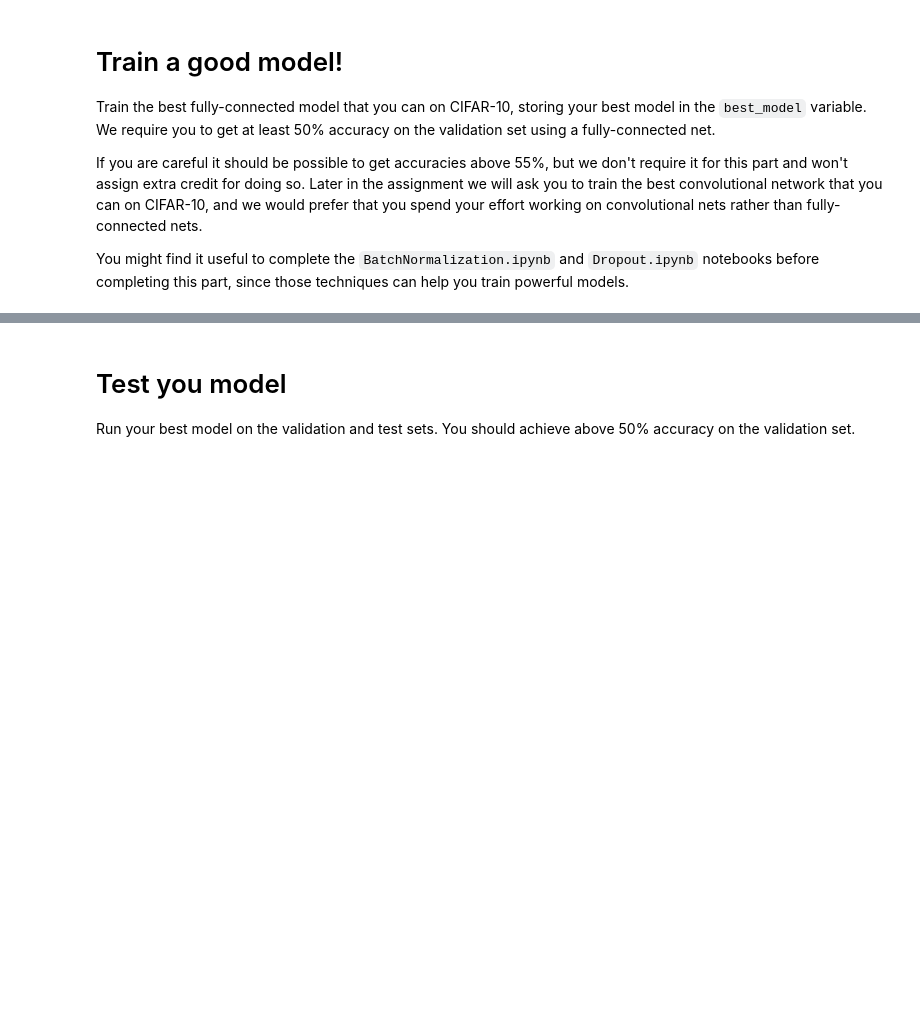
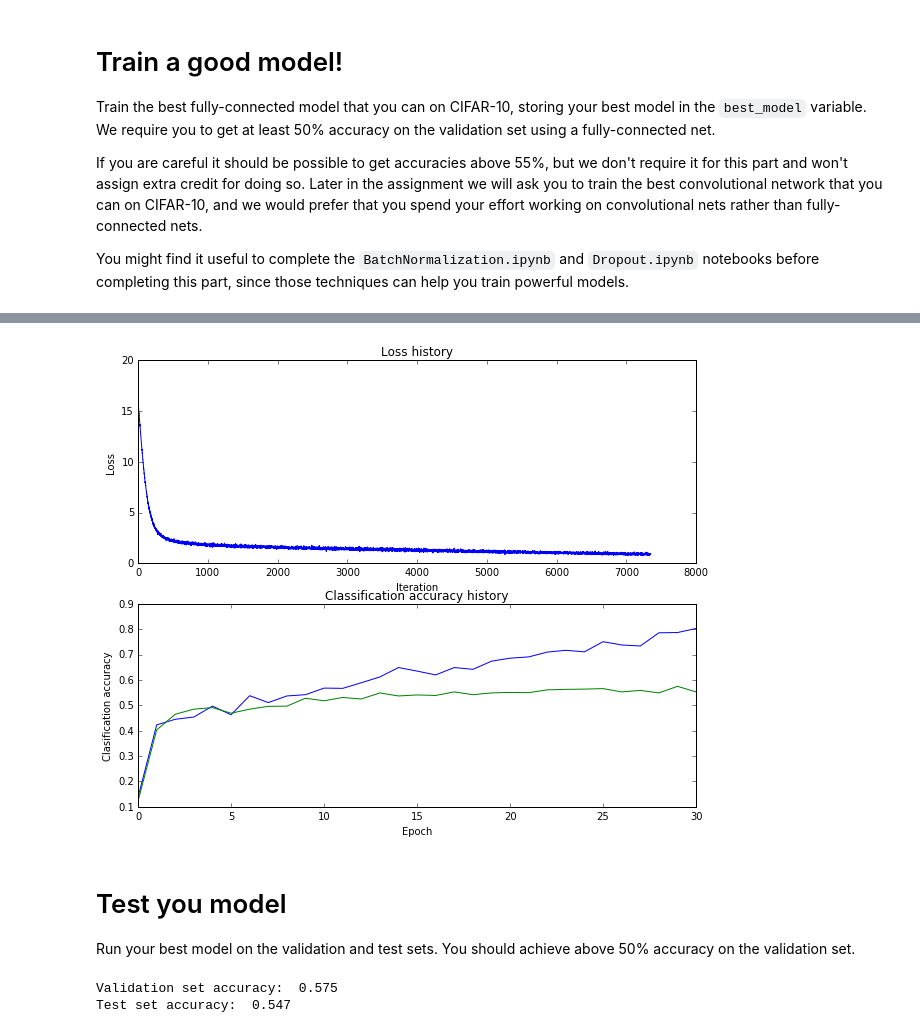
Before and after one commit to giantcroc/cs231n-assignment, a Jupyter notebook: assignment2/FullyConnectedNets.ipynb, the cells around one changed output, grey strips where cells are left out. Saved outputs shown, nothing was run; the diff lists cells and outputs as text; code cells hidden in the pictures; blank space fills up the shorter version.

```diff
--- a/assignment2/FullyConnectedNets.ipynb
+++ b/assignment2/FullyConnectedNets.ipynb
@@ -611,0 +779,39 @@ pass
+# %%
+best_model = None
+################################################################################
+# TODO: Train the best FullyConnectedNet that you can on CIFAR-10. You might   #
+# batch normalization and dropout useful. Store your best model in the         #
+# best_model variable.                                                         #
+################################################################################
+model = FullyConnectedNet([300, 200, 200, 100, 100], weight_scale=5e-2,dtype=np.float64,reg=1e-2)
+
+solver = Solver(model, data,
+              num_epochs=30, batch_size=200,
+              update_rule='adam',
+                print_every=500,
+              optim_config={
+                'learning_rate': 1e-3
+              },
+              verbose=True,
+               lr_decay=0.9)
+solver.train()
+best_model = model
+
+plt.subplot(2, 1, 1)
+plt.plot(solver.loss_history)
+plt.title('Loss history')
+plt.xlabel('Iteration')
+plt.ylabel('Loss')
+
+plt.subplot(2, 1, 2)
+plt.plot(solver.train_acc_history, label='train')
+plt.plot(solver.val_acc_history, label='val')
+plt.title('Classification accuracy history')
+plt.xlabel('Epoch')
+plt.ylabel('Classification accuracy')
+plt.legend(loc='upper center', ncol=4)
+plt.show()
+################################################################################
+#                              END OF YOUR CODE                                #
+################################################################################
+# %% [output]
@@ -612,8 +835,16 @@ pass
+[figure, added]
 # %% [markdown]
 # Test you model
 Run your best model on the validation and test sets. You should achieve above 50% accuracy on the validation set.
 # %%
+X_val= data['X_val']
+y_val= data['y_val']
+X_test= data['X_test']
+y_test= data['y_test']
 y_test_pred = np.argmax(best_model.loss(X_test), axis=1)
 y_val_pred = np.argmax(best_model.loss(X_val), axis=1)
 print 'Validation set accuracy: ', (y_val_pred == y_val).mean()
 print 'Test set accuracy: ', (y_test_pred == y_test).mean()
+# %% [output]
+Validation set accuracy:  0.575
+Test set accuracy:  0.547
```
Also changed, not shown: parts of 23 cells of this notebook, 3 other files.
